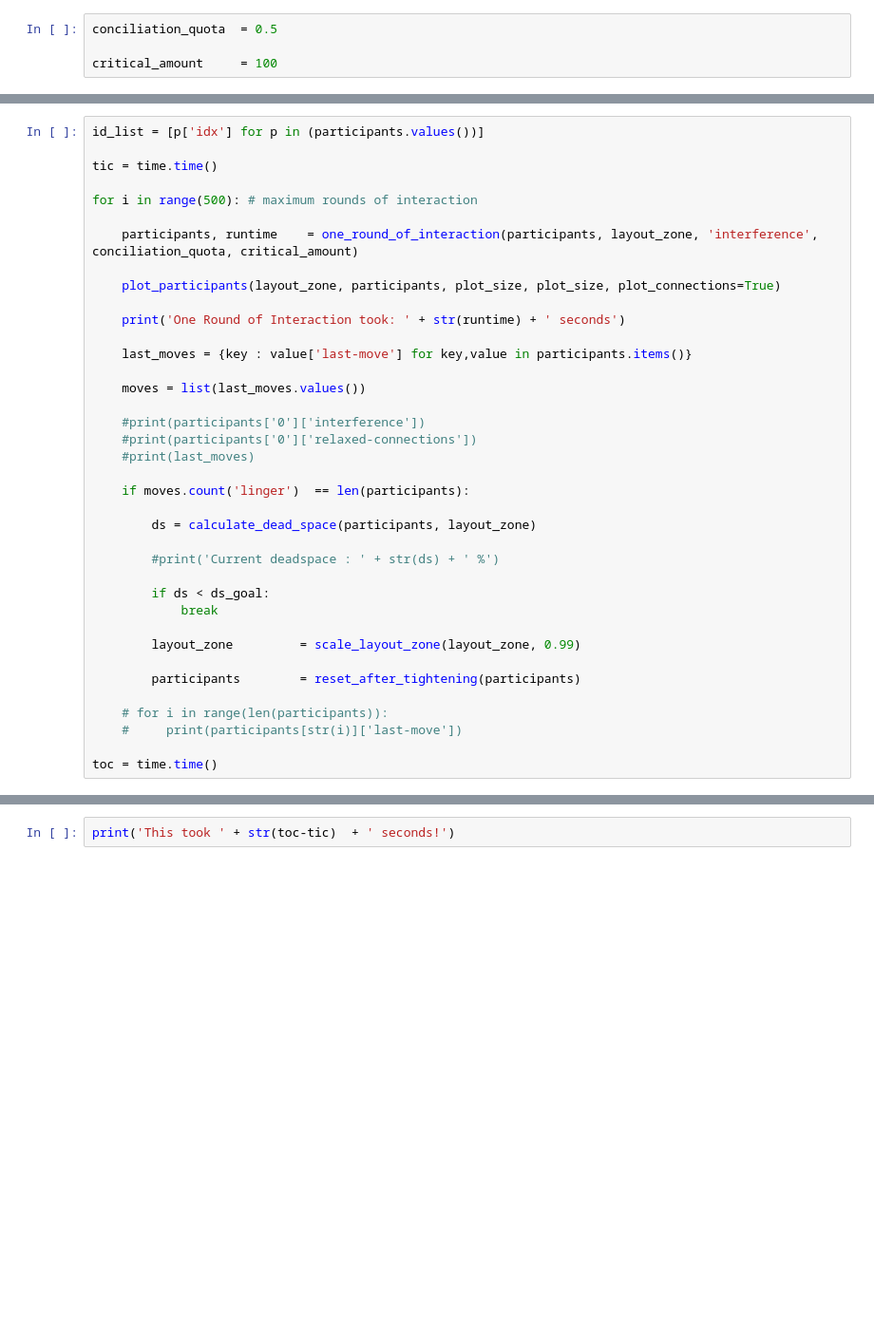
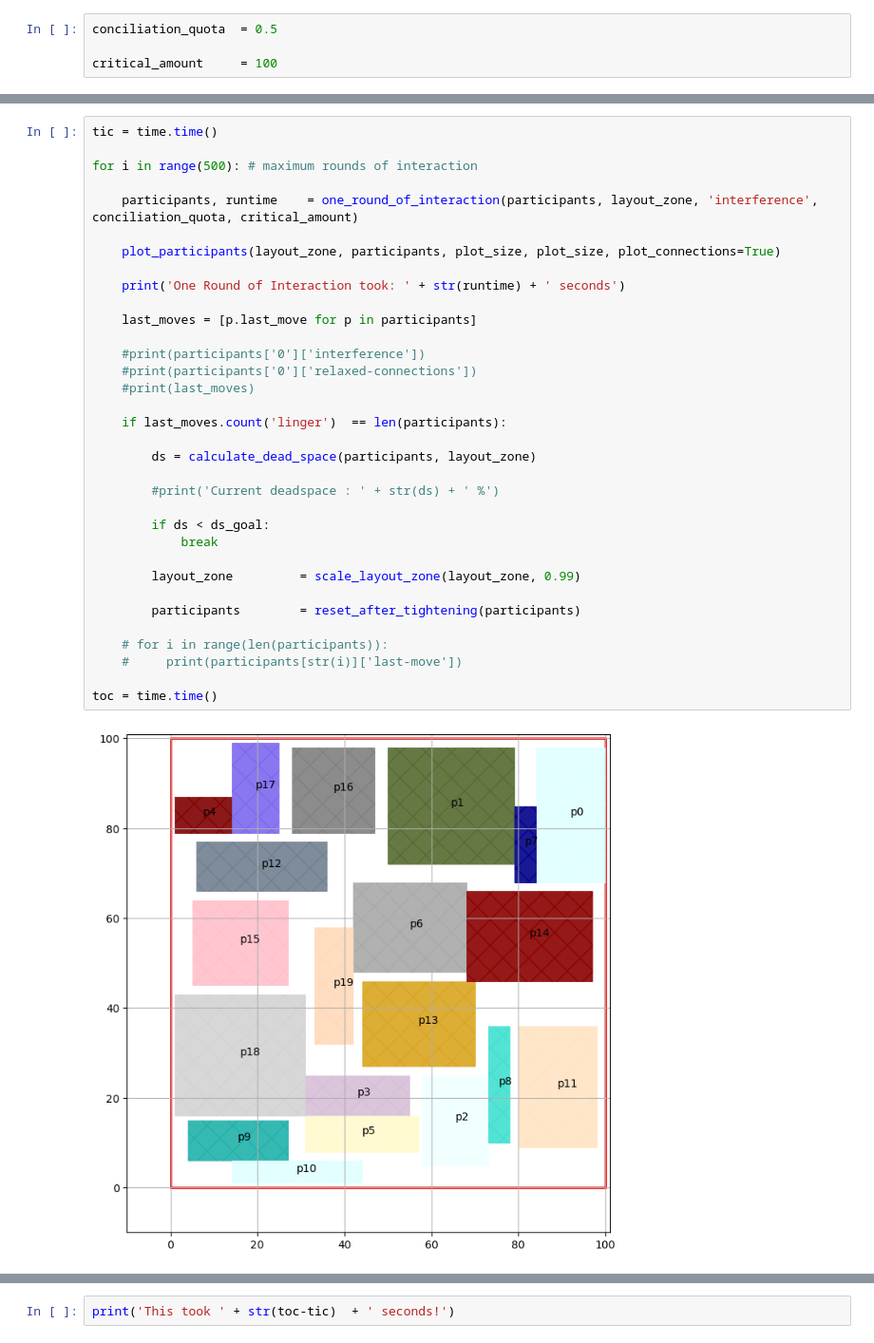
Before and after one commit to TiMo3654/abf, a Jupyter notebook: tests.ipynb, the cells around one changed output, grey strips where cells are left out. Shown at 95% size. Drawn from its saved outputs; the diff is of its cells as text; blank space fills up the shorter version.

```diff
--- a/tests.ipynb
+++ b/tests.ipynb
@@ -77,38 +62,36 @@ ValueError: max() iterable argument is empty
 # %%
-id_list = [p['idx'] for p in (participants.values())]
-
 tic = time.time()
 
 for i in range(500): # maximum rounds of interaction
 
     participants, runtime    = one_round_of_interaction(participants, layout_zone, 'interference', conciliation_quota, critical_amount)
 
     plot_participants(layout_zone, participants, plot_size, plot_size, plot_connections=True)
 
     print('One Round of Interaction took: ' + str(runtime) + ' seconds')
 
-    last_moves = {key : value['last-move'] for key,value in participants.items()}
-
-    moves = list(last_moves.values())
+    last_moves = [p.last_move for p in participants]
 
     #print(participants['0']['interference'])
     #print(participants['0']['relaxed-connections'])
     #print(last_moves)
 
-    if moves.count('linger')  == len(participants):
+    if last_moves.count('linger')  == len(participants):
 
         ds = calculate_dead_space(participants, layout_zone)
 
         #print('Current deadspace : ' + str(ds) + ' %')
 
         if ds < ds_goal:
             break
 
         layout_zone         = scale_layout_zone(layout_zone, 0.99)
 
         participants        = reset_after_tightening(participants)
 
     # for i in range(len(participants)):
     #     print(participants[str(i)]['last-move'])
 
 toc = time.time()
+# %% [output]
+[figure, added]
```
Also changed, not shown: parts of 3 cells of this notebook, 2 other files.
